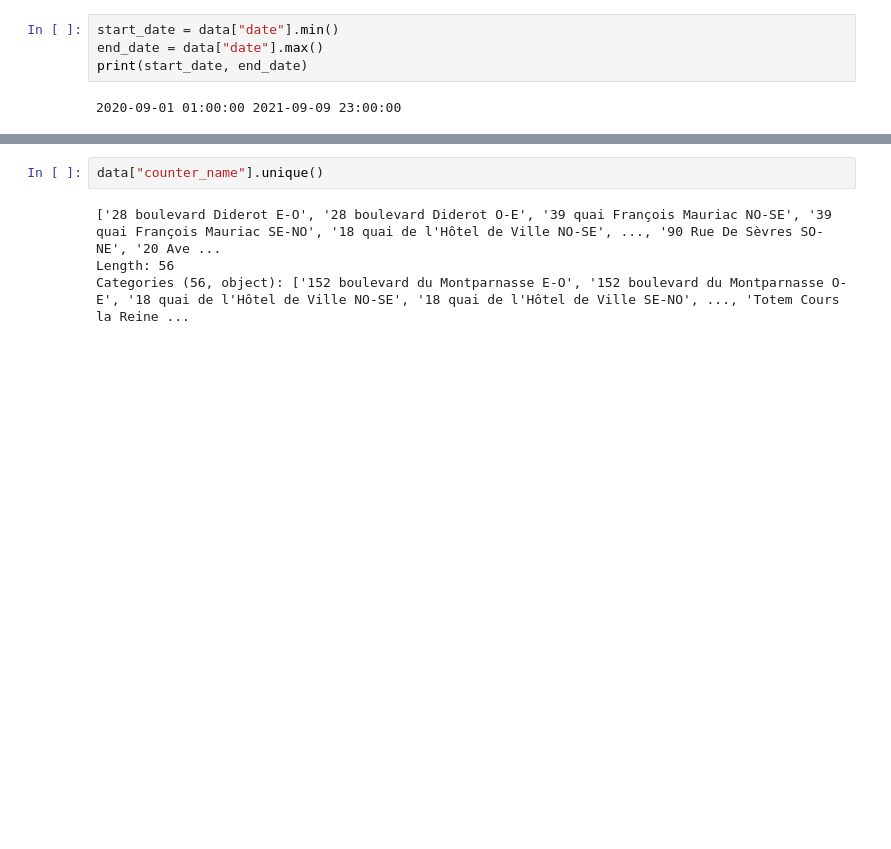
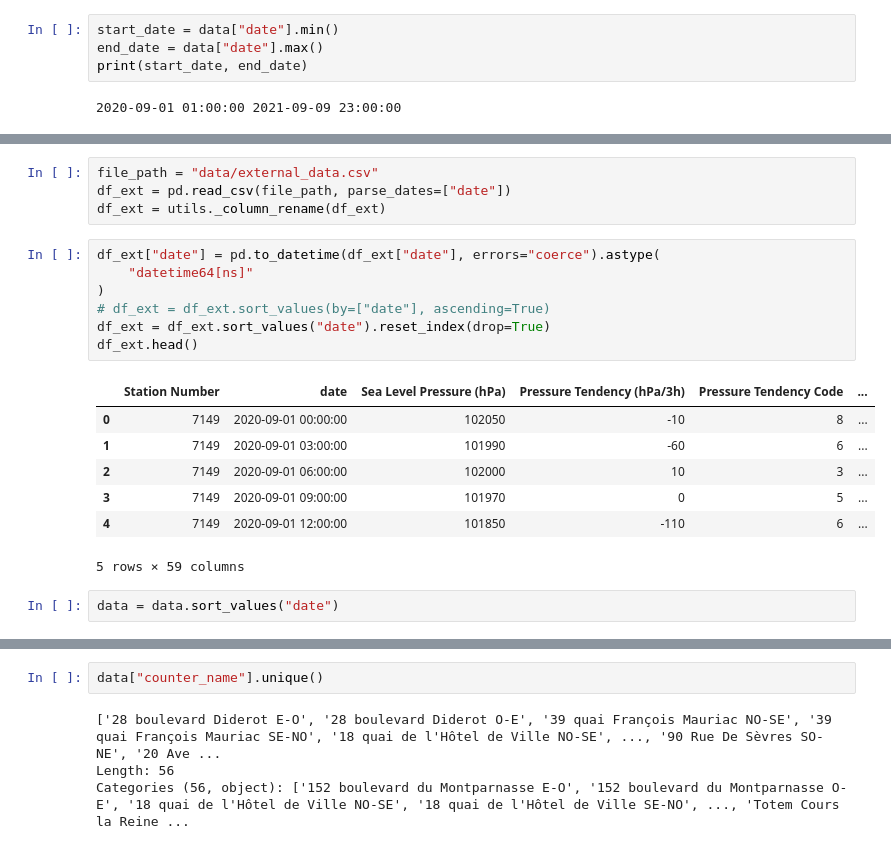
Before and after one commit to felixbroch/Bike_count_prediction, a Jupyter notebook: data_visualisation.ipynb, the cells around one changed output, grey strips where cells are left out. Saved outputs shown, nothing was run; the diff lists cells and outputs as text; blank space fills up the shorter version.

```diff
--- a/data_visualisation.ipynb
+++ b/data_visualisation.ipynb
@@ -61,0 +92,21 @@ print(start_date, end_date)
+# %%
+file_path = "data/external_data.csv"
+df_ext = pd.read_csv(file_path, parse_dates=["date"])
+df_ext = utils._column_rename(df_ext)
+# %%
+df_ext["date"] = pd.to_datetime(df_ext["date"], errors="coerce").astype(
+    "datetime64[ns]"
+)
+# df_ext = df_ext.sort_values(by=["date"], ascending=True)
+df_ext = df_ext.sort_values("date").reset_index(drop=True)
+df_ext.head()
+# %% [output]
+|  | Station Number | date | Sea Level Pressure (hPa) | Pressure Tendency (hPa/3h) | Pressure Tendency Code | ... |
+| 0 | 7149 | 2020-09-01 00:00:00 | 102050 | -10 | 8 | ... |
+| 1 | 7149 | 2020-09-01 03:00:00 | 101990 | -60 | 6 | ... |
+| 2 | 7149 | 2020-09-01 06:00:00 | 102000 | 10 | 3 | ... |
+| 3 | 7149 | 2020-09-01 09:00:00 | 101970 | 0 | 5 | ... |
+| 4 | 7149 | 2020-09-01 12:00:00 | 101850 | -110 | 6 | ... |
+5 rows × 59 columns
+# %%
+data = data.sort_values("date")
```
Also changed, not shown: parts of 6 cells of this notebook, 1 other file.
